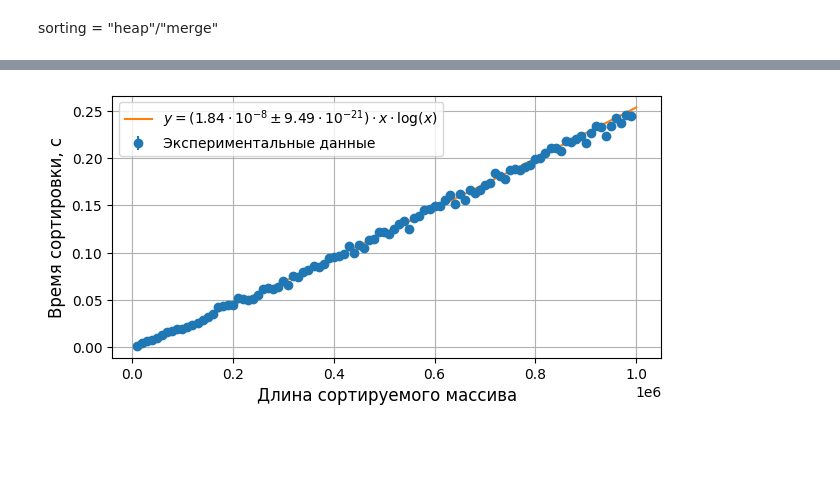
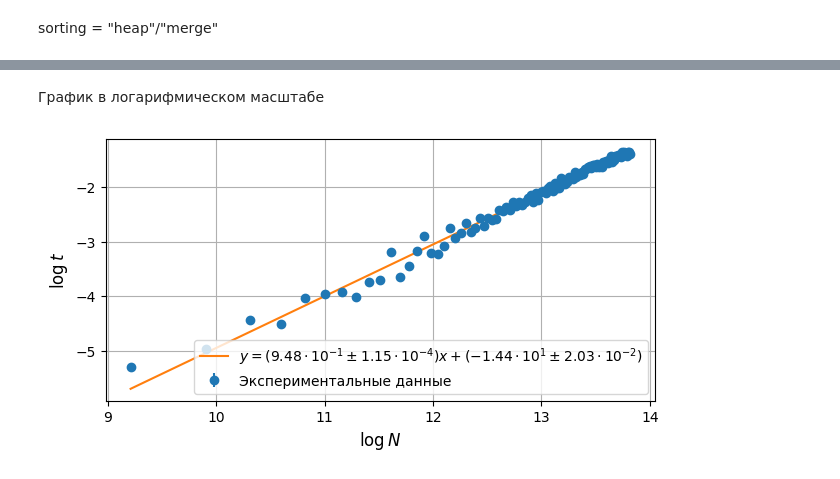
Before and after one commit to PopovFeD/lab_1, a Jupyter notebook: 2. Сортировки/оценка_алгоритмов.ipynb, the cells around one changed output, grey strips where cells are left out. Cells and saved outputs as stored; diff of their text form; code cells hidden in the pictures; blank space fills up the shorter version.

```diff
--- a/2. Сортировки/оценка_алгоритмов.ipynb
+++ b/2. Сортировки/оценка_алгоритмов.ipynb
@@ -84,7 +84,7 @@ import random
 # %% [markdown]
 sorting = "heap"/"merge"
 # %%
-sorting = "heap"
+sorting = "merge"
 
 start = 10_000
 end = 1_000_000
@@ -115,0 +118,4 @@ print("STDERR:", process1.stderr)  # Ошибки, если есть
+# %%
+df = pd.read_csv(sorting + ".csv", comment="#", delimiter=";")
+
+df
@@ -116,5 +136,7 @@ print("STDERR:", process1.stderr)  # Ошибки, если есть
+# %% [markdown]
+График в логарифмическом масштабе
 # %%
-x, y = df["N"], df["Time"]
+x, y = np.log(df["N"]), np.log(df["Time"])
 y_err = 0.002 * np.abs(y)
 
 plt.figure(figsize=(L / inch, (L * Y / X) / inch))
@@ -129,39 +151,40 @@ plt.errorbar(
     yerr=y_err,
 )
 
-'''
+
 # наклонная
 slc = slice(None, None)
 vals, error = curve_fit(linear_approx_func, x[slc], y[slc], sigma=y_err[slc], p0=None)
 error = np.diag(error)
 plt.plot(
     x,
     linear_approx_func(x, *vals),
     label=approx_label(vals, error, r"$y = э x + э$", str_to_replace="э"),
 )
-'''
 
 
+'''
 # n * log n
 def frac(x, a):
     return a * x * np.log(x)
 
 
 vals, error = curve_fit(frac, x, y, sigma=y_err, p0=None)
 error = np.diag(error)
 x_approx = np.linspace(start, end, step)
 plt.plot(
     x_approx,
     frac(x_approx, *vals),
     label=approx_label(vals, error, r"$y = ★ \cdot x \cdot \log(x)$"),
 )
+'''
 
 plt.grid()
-plt.xlabel(r"Длина сортируемого массива", fontsize=12)
-plt.ylabel(r"Время сортировки, с", fontsize=12)
+plt.xlabel(r"$\log{N}$", fontsize=12)
+plt.ylabel(r"$\log{t}$", fontsize=12)
 plt.legend()
 plt.subplots_adjust(bottom=0.14)
 
 plt.savefig(f"{sorting}.pdf")
 # %% [output]
-[figure, old version]
+[figure, new version]
```
Also changed, not shown: parts of 3 cells of this notebook, 5 other files.
